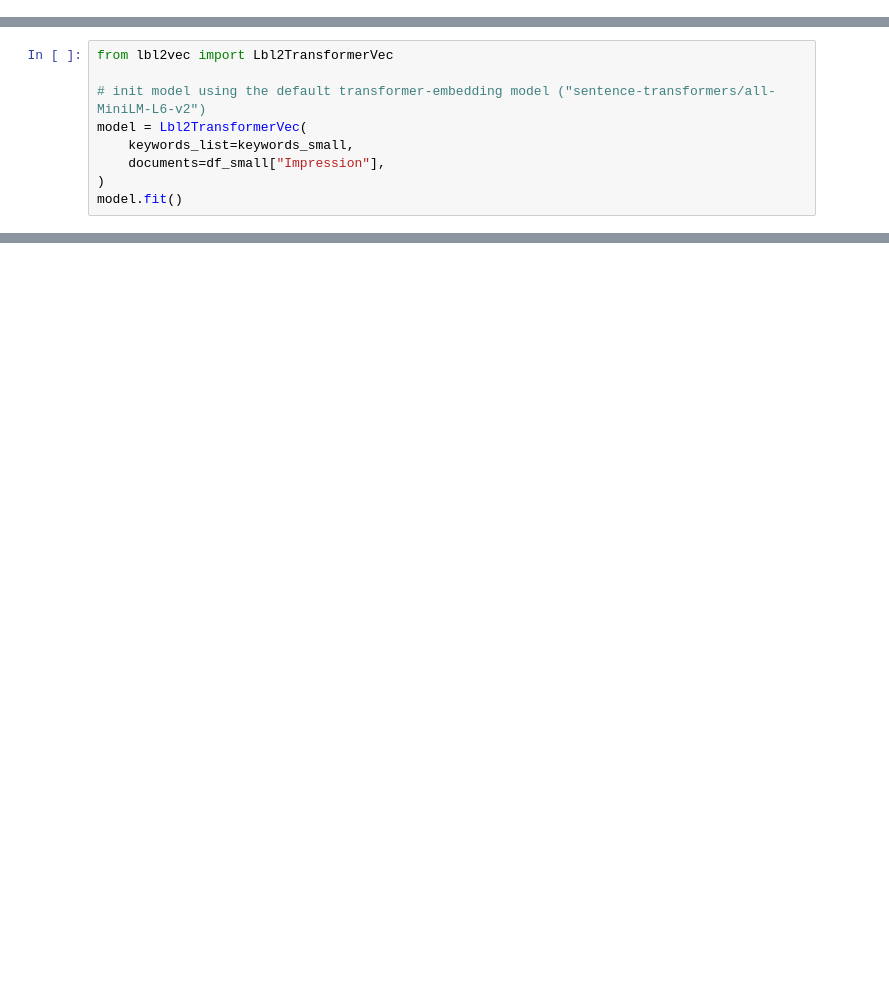
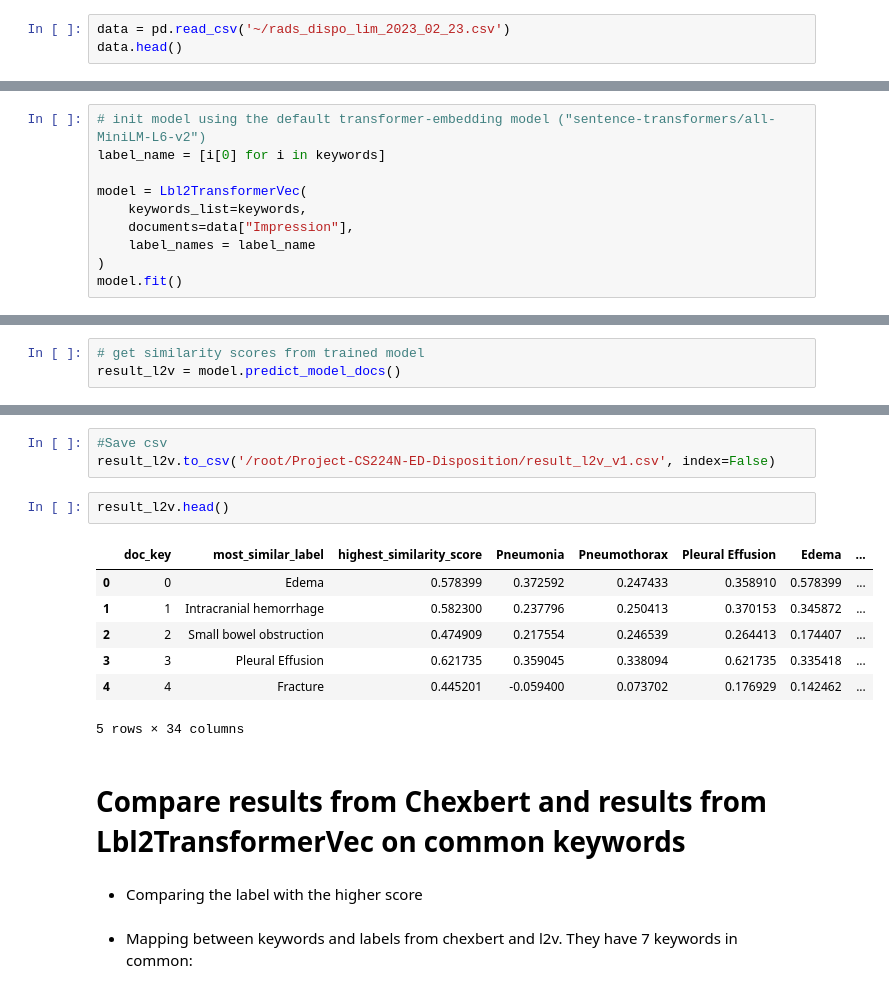
Before and after one commit to karengarm/Project-CS224N-ED-Disposition, a Jupyter notebook: lbl2vec_transformer.ipynb, the cells around one changed output, grey strips where cells are left out. Cells and saved outputs as stored; diff of their text form; blank space fills up the shorter version.

```diff
--- a/lbl2vec_transformer.ipynb
+++ b/lbl2vec_transformer.ipynb
@@ -0,0 +3,3 @@
+# %%
+data = pd.read_csv('~/rads_dispo_lim_2023_02_23.csv')
+data.head()
@@ -20,9 +131,10 @@ df_small = df[:1000]
 # %%
-from lbl2vec import Lbl2TransformerVec
+# init model using the default transformer-embedding model ("sentence-transformers/all-MiniLM-L6-v2")
+label_name = [i[0] for i in keywords]
 
-# init model using the default transformer-embedding model ("sentence-transformers/all-MiniLM-L6-v2")
 model = Lbl2TransformerVec(
-    keywords_list=keywords_small,
-    documents=df_small["Impression"],
+    keywords_list=keywords,
+    documents=data["Impression"],
+    label_names = label_name
 )
 model.fit()
@@ -28,0 +148,3 @@ model.fit()
+# %%
+# get similarity scores from trained model
+result_l2v = model.predict_model_docs()
@@ -28,0 +156,19 @@ model.fit()
+# %%
+#Save csv
+result_l2v.to_csv('/root/Project-CS224N-ED-Disposition/result_l2v_v1.csv', index=False)
+# %%
+result_l2v.head()
+# %% [output]
+|  | doc_key | most_similar_label | highest_similarity_score | Pneumonia | Pneumothorax | Pleural Effusion | Edema | ... |
+| 0 | 0 | Edema | 0.578399 | 0.372592 | 0.247433 | 0.358910 | 0.578399 | ... |
+| 1 | 1 | Intracranial hemorrhage | 0.582300 | 0.237796 | 0.250413 | 0.370153 | 0.345872 | ... |
+| 2 | 2 | Small bowel obstruction | 0.474909 | 0.217554 | 0.246539 | 0.264413 | 0.174407 | ... |
+| 3 | 3 | Pleural Effusion | 0.621735 | 0.359045 | 0.338094 | 0.621735 | 0.335418 | ... |
+| 4 | 4 | Fracture | 0.445201 | -0.059400 | 0.073702 | 0.176929 | 0.142462 | ... |
+5 rows × 34 columns
+# %% [markdown]
+# Compare results from Chexbert and results from Lbl2TransformerVec on common keywords
+# %% [markdown]
+- Comparing the label with the higher score
+# %% [markdown]
+- Mapping between keywords and labels from chexbert and l2v. They have 7 keywords in common:
```
Also changed, not shown: parts of 65 cells of this notebook, 3 other files.
